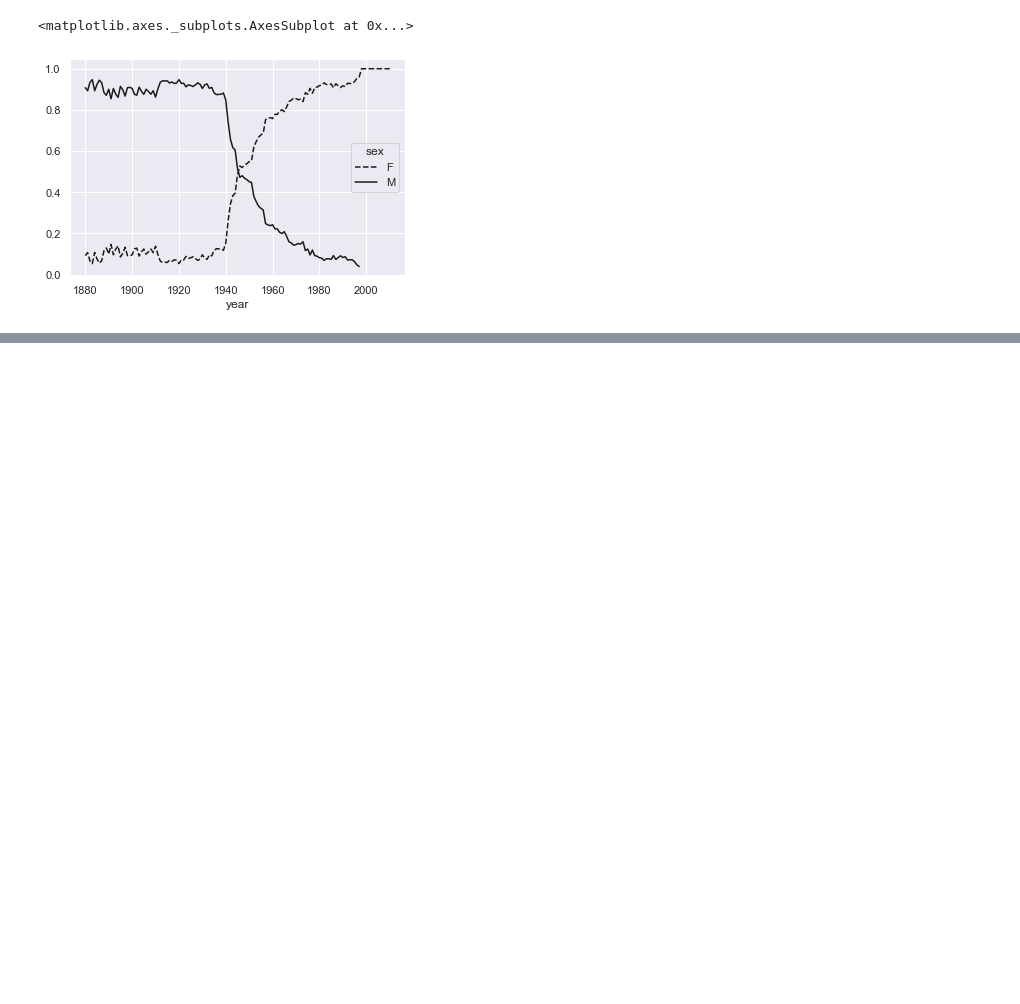
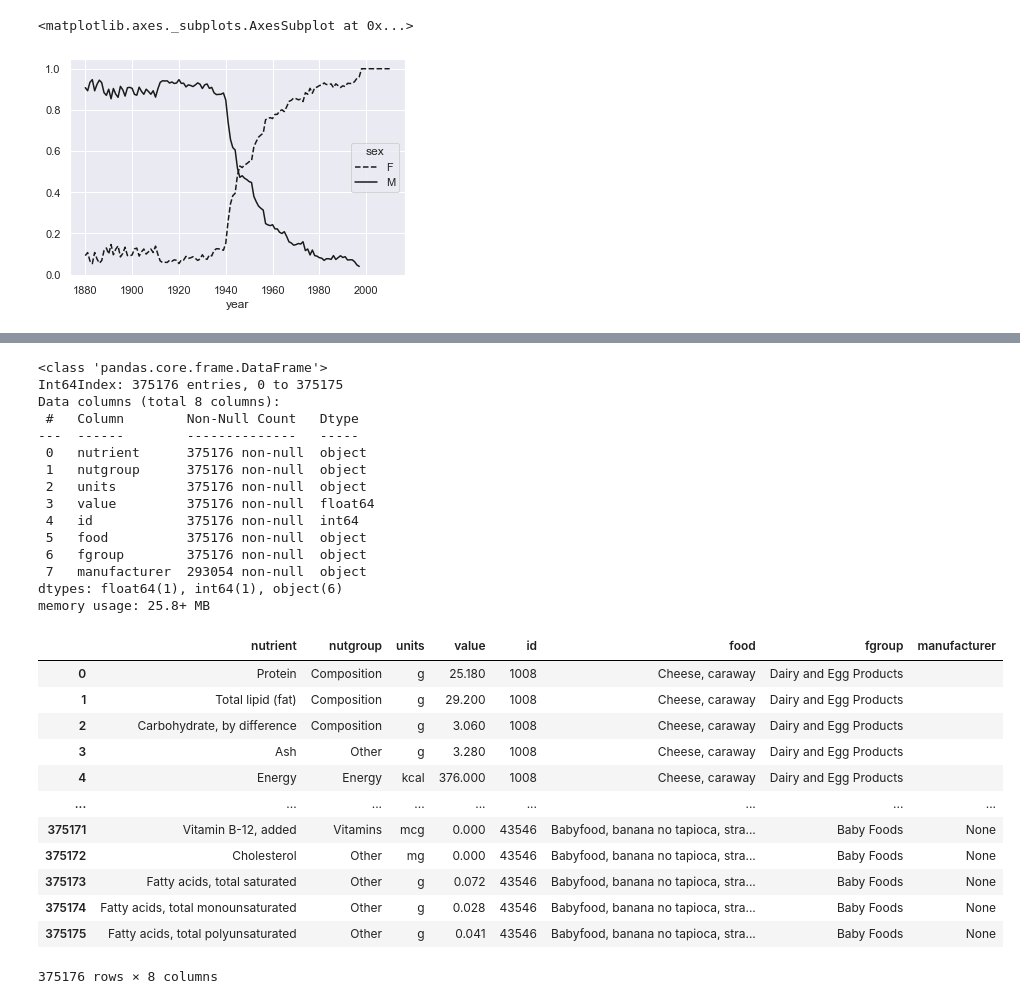
Before and after one commit to walidsi/data-science, a Jupyter notebook: Python/Python for Data Analysis/py_data_analysis_2.ipynb, the cells around one changed output, grey strips where cells are left out. Saved outputs shown, nothing was run; the diff lists cells and outputs as text; code cells hidden in the pictures; blank space fills up the shorter version.

```diff
--- a/Python/Python for Data Analysis/py_data_analysis_2.ipynb
+++ b/Python/Python for Data Analysis/py_data_analysis_2.ipynb
@@ -999,0 +1054,11 @@ table.plot(style={'M': 'k-', 'F': 'k--'})
+# %%
+pieces = []
+
+for food in db:
+    nutrients = pd.DataFrame(food['nutrients'], columns=['description', 'group', 'units', 'value'])
+    nutrients['id'] = food['id']
+    pieces.append(nutrients)
+
+nutrients = pd.concat(pieces, ignore_index=True)
+
+nutrients
@@ -999,0 +1149,33 @@ table.plot(style={'M': 'k-', 'F': 'k--'})
+# %%
+ndata = pd.merge(nutrients, info, on='id', how='outer')
+ndata.info()
+ndata
+# %% [output]
+<class 'pandas.core.frame.DataFrame'>
+Int64Index: 375176 entries, 0 to 375175
+Data columns (total 8 columns):
+ #   Column        Non-Null Count   Dtype
+---  ------        --------------   -----
+ 0   nutrient      375176 non-null  object
+ 1   nutgroup      375176 non-null  object
+ 2   units         375176 non-null  object
+ 3   value         375176 non-null  float64
+ 4   id            375176 non-null  int64
+ 5   food          375176 non-null  object
+ 6   fgroup        375176 non-null  object
+ 7   manufacturer  293054 non-null  object
+dtypes: float64(1), int64(1), object(6)
+memory usage: 25.8+ MB
+|  | nutrient | nutgroup | units | value | id | food | fgroup | manufacturer |
+| 0 | Protein | Composition | g | 25.180 | 1008 | Cheese, caraway | Dairy and Egg Products |  |
+| 1 | Total lipid (fat) | Composition | g | 29.200 | 1008 | Cheese, caraway | Dairy and Egg Products |  |
+| 2 | Carbohydrate, by difference | Composition | g | 3.060 | 1008 | Cheese, caraway | Dairy and Egg Products |  |
+| 3 | Ash | Other | g | 3.280 | 1008 | Cheese, caraway | Dairy and Egg Products |  |
+| 4 | Energy | Energy | kcal | 376.000 | 1008 | Cheese, caraway | Dairy and Egg Products |  |
+| ... | ... | ... | ... | ... | ... | ... | ... | ... |
+| 375171 | Vitamin B-12, added | Vitamins | mcg | 0.000 | 43546 | Babyfood, banana no tapioca, stra... | Baby Foods | None |
+| 375172 | Cholesterol | Other | mg | 0.000 | 43546 | Babyfood, banana no tapioca, stra... | Baby Foods | None |
+| 375173 | Fatty acids, total saturated | Other | g | 0.072 | 43546 | Babyfood, banana no tapioca, stra... | Baby Foods | None |
+| 375174 | Fatty acids, total monounsaturated | Other | g | 0.028 | 43546 | Babyfood, banana no tapioca, stra... | Baby Foods | None |
+| 375175 | Fatty acids, total polyunsaturated | Other | g | 0.041 | 43546 | Babyfood, banana no tapioca, stra... | Baby Foods | None |
+375176 rows × 8 columns
```
Also changed, not shown: parts of 53 cells of this notebook.
